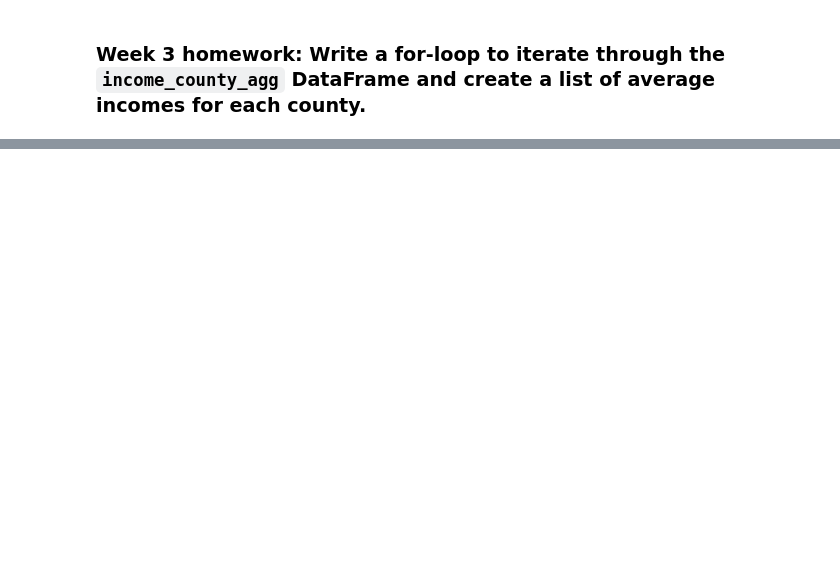
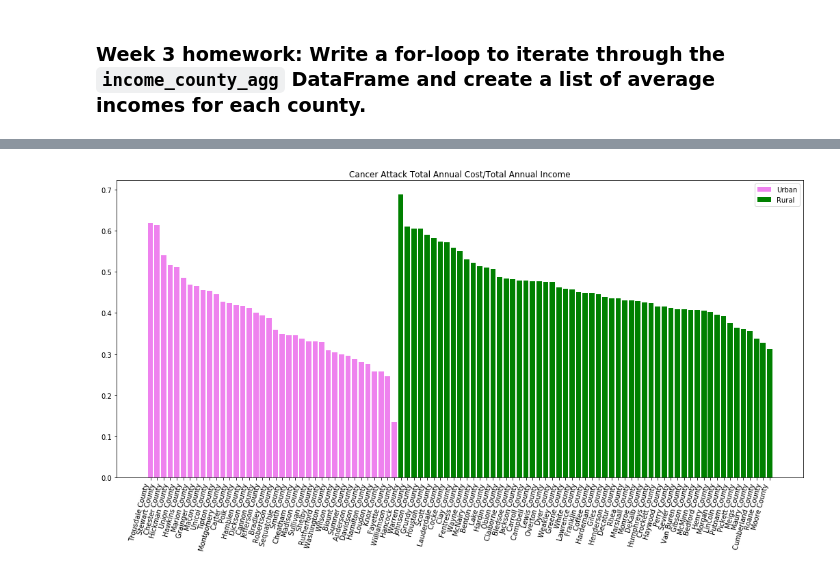
Before and after one commit to AmyLG/vanderbilt-data-essentials-cohort-2, a Jupyter notebook: homework_week_3.ipynb, the cells around one changed output, grey strips where cells are left out. Saved outputs shown, nothing was run; the diff lists cells and outputs as text; code cells hidden in the pictures; blank space fills up the shorter version.

```diff
--- a/homework_week_3.ipynb
+++ b/homework_week_3.ipynb
@@ -162,0 +491,6 @@ income_county_agg.head()
+# %%
+# we only need county, urban, and analysis_value columns from the cancer costs
+tn_cancer_costs = tn_cancer_costs[['county', 'urban', 'analysis_value']]
+# %%
+tn_cancer_costs2 = pd.merge(tn_cancer_costs, county_incomes, on= 'county', how = 'left')
+tn_cancer_costs2.head(2)
@@ -162,0 +501,3 @@ income_county_agg.head()
+# %%
+tn_cancer_costs2['cost_income_ratio'] = tn_cancer_costs2.analysis_value / tn_cancer_costs2.avg_income
+tn_cancer_costs2.describe()
@@ -162,0 +548,12 @@ income_county_agg.head()
+# %%
+urban_cancer = tn_cancer_costs2.loc[tn_cancer_costs2.urban == 'Urban'].sort_values('cost_income_ratio', ascending = False)
+rural_cancer = tn_cancer_costs2.loc[tn_cancer_costs2.urban == 'Rural'].sort_values('cost_income_ratio', ascending = False)
+# %%
+plt.figure(figsize = (18, 8))
+plt.bar(urban_cancer.county, urban_cancer.cost_income_ratio, color = 'violet')
+plt.bar(rural_cancer.county, rural_cancer.cost_income_ratio, color = 'green')
+plt.title('Cancer Attack Total Annual Cost/Total Annual Income')
+plt.legend(['Urban', 'Rural'])
+plt.xticks(rotation = 75, ha = 'right');
+# %% [output]
+[figure, added]
```
Also changed, not shown: parts of 173 cells of this notebook.
